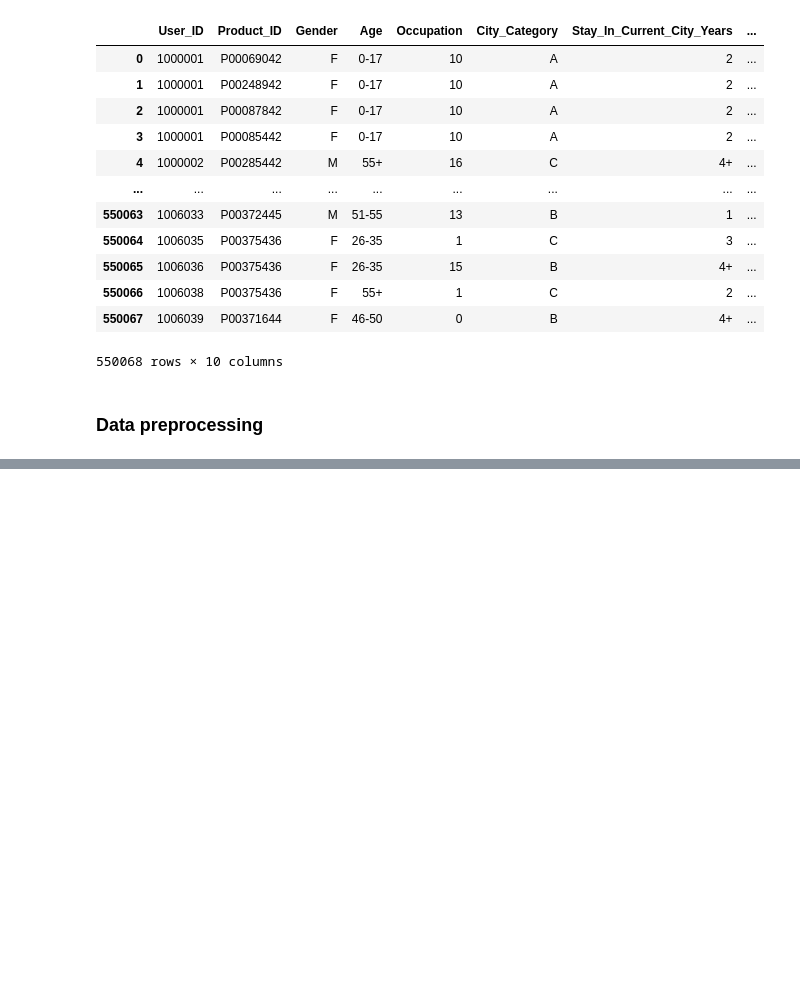
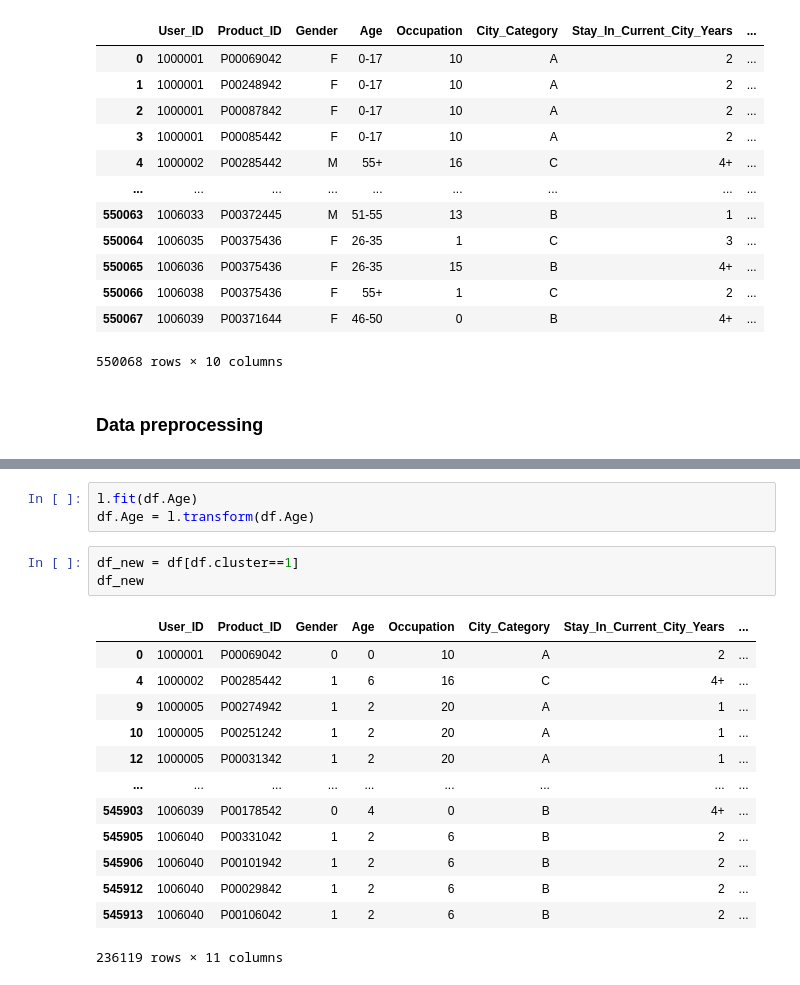
Before and after one commit to Navaneeth-2023/Unsupervised_classification_Black_Friday_Sale_K-means_clustering_Navaneeth_EE_DSML, a Jupyter notebook: Unsupervised_classification_Black_Friday_Sale_K-means_clustering_Navaneeth_EE_DSML.ipynb, the cells around one changed output, grey strips where cells are left out. Cells and saved outputs as stored; diff of their text form; blank space fills up the shorter version.

```diff
--- a/Unsupervised_classification_Black_Friday_Sale_K-means_clustering_Navaneeth_EE_DSML.ipynb
+++ b/Unsupervised_classification_Black_Friday_Sale_K-means_clustering_Navaneeth_EE_DSML.ipynb
@@ -149,0 +300,20 @@ df
+# %%
+l.fit(df.Age)
+df.Age = l.transform(df.Age)
+# %%
+df_new = df[df.cluster==1]
+df_new
+# %% [output]
+|  | User_ID | Product_ID | Gender | Age | Occupation | City_Category | Stay_In_Current_City_Years | ... |
+| 0 | 1000001 | P00069042 | 0 | 0 | 10 | A | 2 | ... |
+| 4 | 1000002 | P00285442 | 1 | 6 | 16 | C | 4+ | ... |
+| 9 | 1000005 | P00274942 | 1 | 2 | 20 | A | 1 | ... |
+| 10 | 1000005 | P00251242 | 1 | 2 | 20 | A | 1 | ... |
+| 12 | 1000005 | P00031342 | 1 | 2 | 20 | A | 1 | ... |
+| ... | ... | ... | ... | ... | ... | ... | ... | ... |
+| 545903 | 1006039 | P00178542 | 0 | 4 | 0 | B | 4+ | ... |
+| 545905 | 1006040 | P00331042 | 1 | 2 | 6 | B | 2 | ... |
+| 545906 | 1006040 | P00101942 | 1 | 2 | 6 | B | 2 | ... |
+| 545912 | 1006040 | P00029842 | 1 | 2 | 6 | B | 2 | ... |
+| 545913 | 1006040 | P00106042 | 1 | 2 | 6 | B | 2 | ... |
+236119 rows × 11 columns
```
Also changed, not shown: parts of 17 cells of this notebook.
